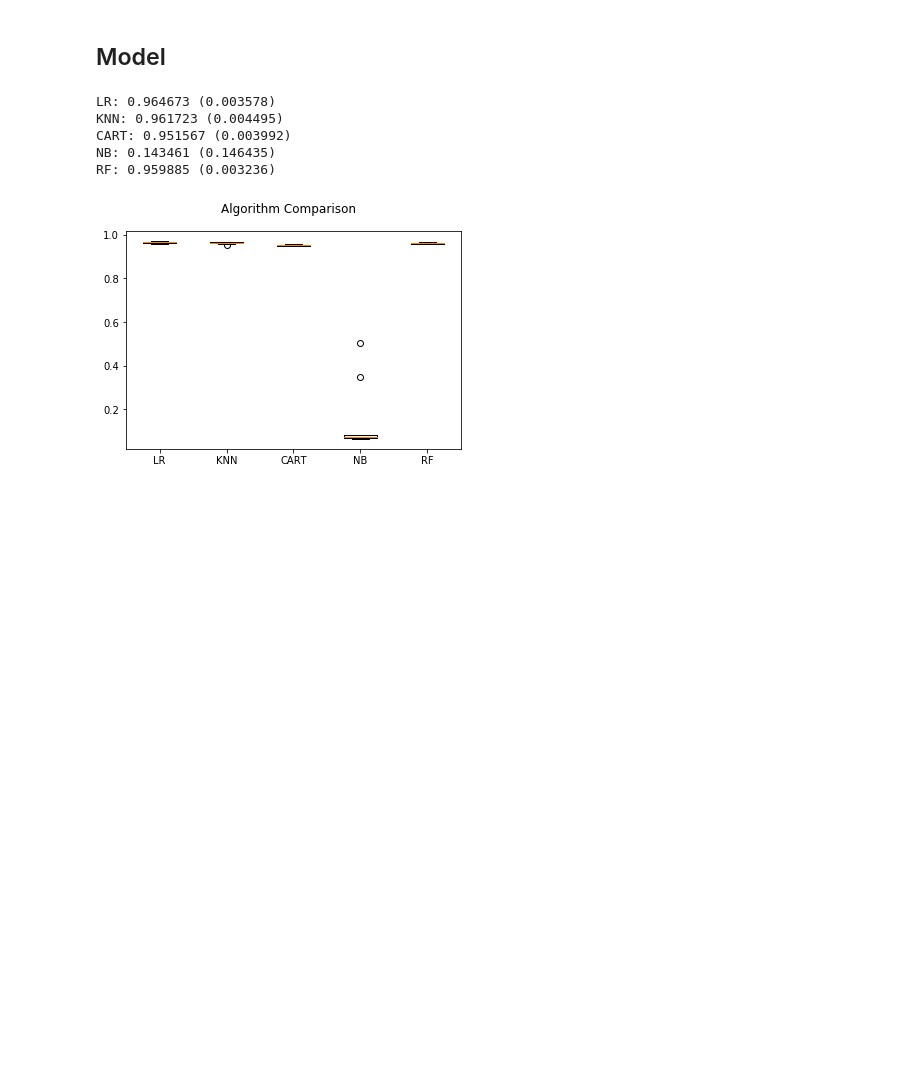
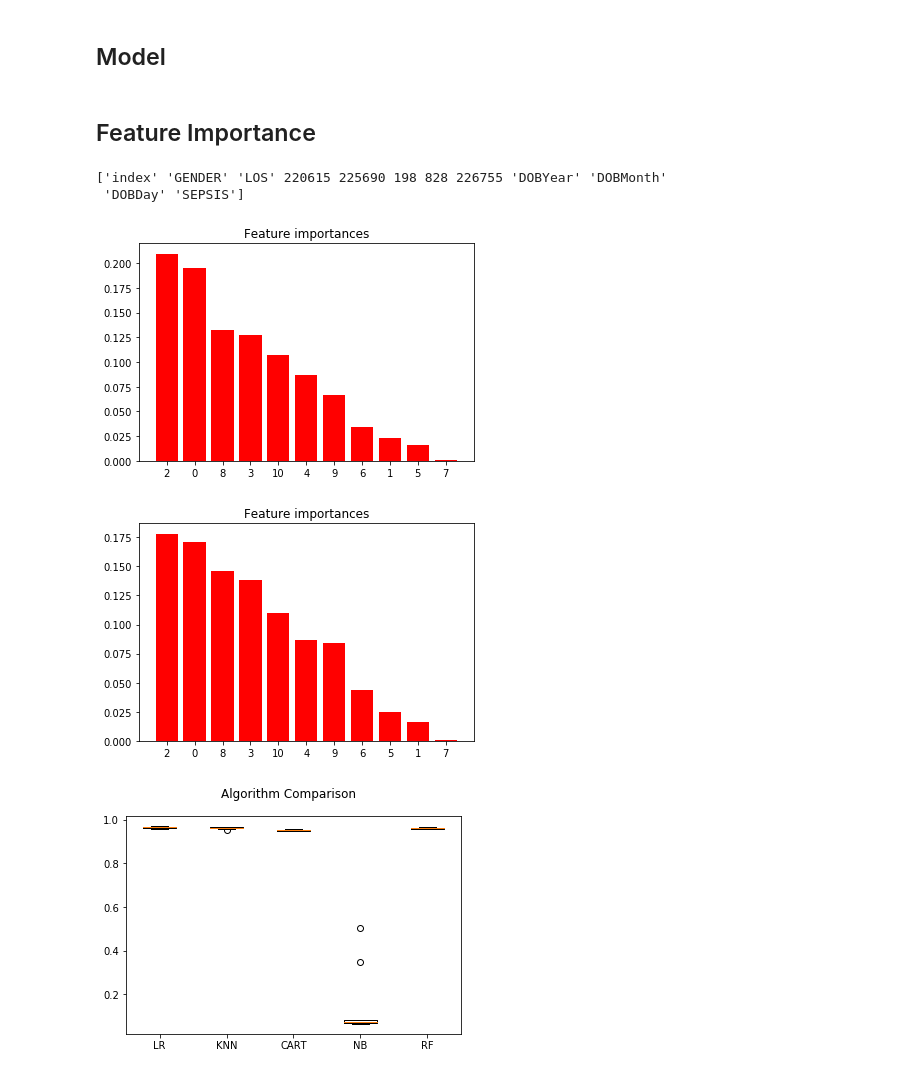
Before and after one commit to TCSS-555-Machine-Learning/Project-3-Sepsis, a Jupyter notebook: Sepsis.ipynb, the cells around one changed output. Saved outputs shown, nothing was run; the diff lists cells and outputs as text; code cells hidden in the pictures; blank space fills up the shorter version.

```diff
--- a/Sepsis.ipynb
+++ b/Sepsis.ipynb
@@ -208,6 +208,8 @@ master.drop(['DOB'], axis=1, inplace=True)
 # move the SEPSIS column to the last
 cols = master.columns.tolist()
 cols.insert(len(master.columns) - 1, cols.pop(cols.index('SEPSIS')))
+master = master.reindex(columns= cols).reset_index()
+master.drop(['index'], axis=1, inplace=True)
 
 master.head()
 # %% [output]
@@ -276,16 +234,35 @@ X_train, X_validation, Y_train, Y_validation = model_selection.train_test_split(
+# %% [markdown]
+## Feature Importance
+# %%
+# Split-out validation dataset
+col = len(master.columns) - 1
+array = master.values   #numpy array
+X = array[:,0:col]# first N columns
+Y = array[:,col]  # SEPSIS column
+
+print(master.columns.values)
+
+validation_size = 0.20
+seed = 7
+X_train, X_validation, Y_train, Y_validation = model_selection.train_test_split(X, Y, test_size=validation_size, random_state=seed)
+
+for name, clf in models:
+    clf.fit(X, Y)
+    importances = clf.feature_importances_
+    indices = np.argsort(importances)[::-1]
+
+    plt.figure()
+    plt.title("Feature importances")
+    plt.bar(range(X.shape[1]), importances[indices], color="r", align="center")
+    plt.xticks(range(X.shape[1]), indices)
+    plt.xlim([-1, X.shape[1]])
+    plt.show()
+# %% [output]
+['index' 'GENDER' 'LOS' 220615 225690 198 828 226755 'DOBYear' 'DOBMonth'
+ 'DOBDay' 'SEPSIS']
+[figure, added]
+[figure, added]
 # %%
-# Test options and evaluation metric
-seed = 7
-scoring = 'accuracy'
-
-# Spot Check Algorithms
-models = []
-models.append(('LR', LogisticRegression()))
-models.append(('KNN', KNeighborsClassifier()))
-models.append(('CART', DecisionTreeClassifier()))
-models.append(('NB', GaussianNB()))
-models.append(('RF', RandomForestClassifier()))
-
 # evaluate each model in turn
 results = []
 names = []
@@ -296,12 +273,6 @@ for name, model in models:
     names.append(name)
     msg = "%s: %f (%f)" % (name, cv_results.mean(), cv_results.std())
     print(msg)
-# %% [output]
-LR: 0.964673 (0.003578)
-KNN: 0.961723 (0.004495)
-CART: 0.951567 (0.003992)
-NB: 0.143461 (0.146435)
-RF: 0.959885 (0.003236)
 # %%
 # Compare Algorithms
 fig = plt.figure()
```
Also changed, not shown: parts of 5 cells of this notebook.
